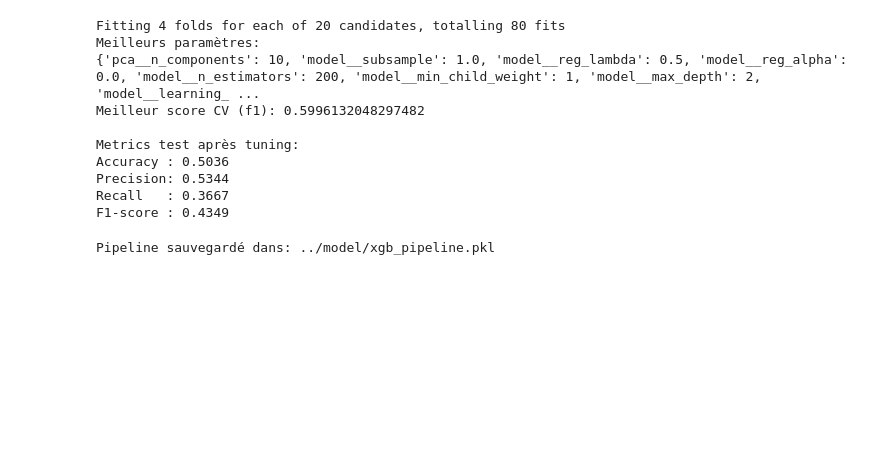
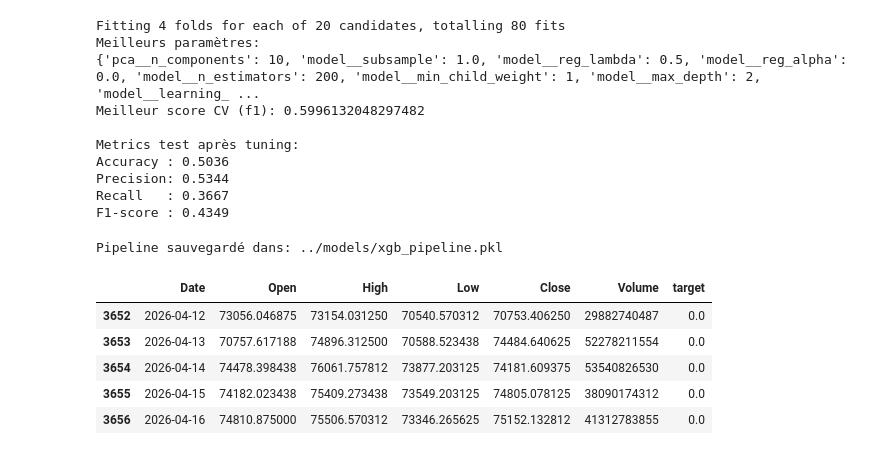
Before and after one commit to Geoffgrid/ai_for_finance, a Jupyter notebook: notebook/new_models.ipynb, the cells around one changed output. Cells and saved outputs as stored; diff of their text form; code cells hidden in the pictures; blank space fills up the shorter version.

```diff
--- a/notebook/new_models.ipynb
+++ b/notebook/new_models.ipynb
@@ -506,7 +506,7 @@ F1-score : 0.4349
 # 11) Sauvegarde du pipeline
 # ==========================
 
-model_dir = "../model"
+model_dir = "../models"
 os.makedirs(model_dir, exist_ok=True)
 
 model_path = os.path.join(model_dir, "xgb_pipeline.pkl")
@@ -516,9 +516,18 @@ with open(model_path, "wb") as f:
 
 print(f"Pipeline sauvegardé dans: {model_path}")
 # %% [output]
-Pipeline sauvegardé dans: ../model/xgb_pipeline.pkl
+Pipeline sauvegardé dans: ../models/xgb_pipeline.pkl
 # %%
 # Load the model from the pickle file
 model_path = os.path.join(ROOT_PATH, 'models', 'best_model.pkl')
 with open(model_path, 'rb') as file:
      model = pickle.load(file)
+# %%
+df.tail()
+# %% [output]
+|  | Date | Open | High | Low | Close | Volume | target |
+| 3652 | 2026-04-12 | 73056.046875 | 73154.031250 | 70540.570312 | 70753.406250 | 29882740487 | 0.0 |
+| 3653 | 2026-04-13 | 70757.617188 | 74896.312500 | 70588.523438 | 74484.640625 | 52278211554 | 0.0 |
+| 3654 | 2026-04-14 | 74478.398438 | 76061.757812 | 73877.203125 | 74181.609375 | 53540826530 | 0.0 |
+| 3655 | 2026-04-15 | 74182.023438 | 75409.273438 | 73549.203125 | 74805.078125 | 38090174312 | 0.0 |
+| 3656 | 2026-04-16 | 74810.875000 | 75506.570312 | 73346.265625 | 75152.132812 | 41312783855 | 0.0 |
```
Also changed, not shown: parts of 1 cell of this notebook, 4 other files.
